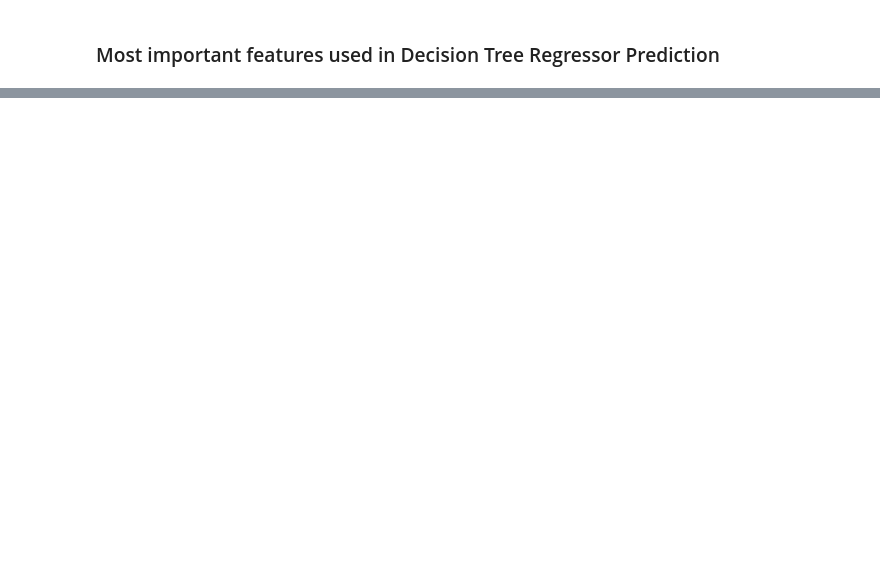
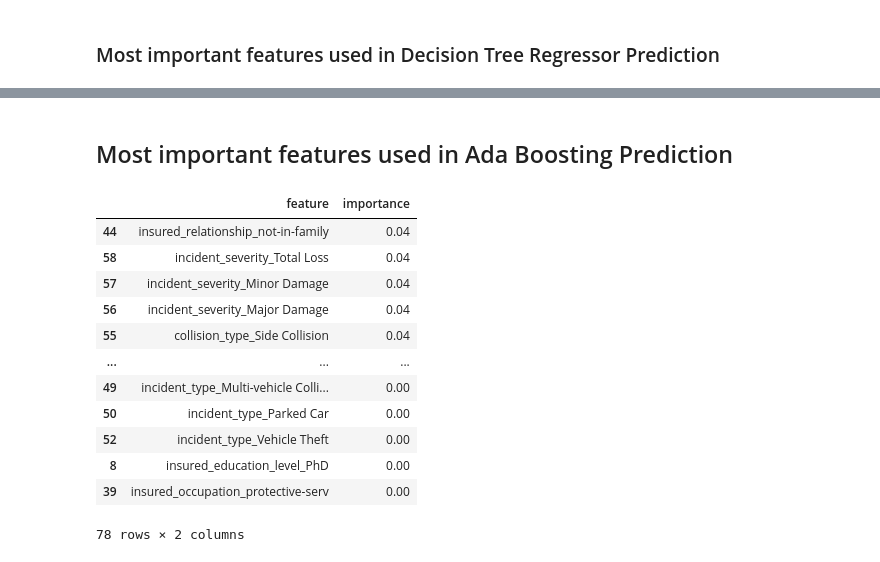
Before and after one commit to mstegmuller/Capstone3, a Jupyter notebook: 2. Pre-processing and Training Data Development, Modeling.ipynb, the cells around one changed output, grey strips where cells are left out. Drawn from its saved outputs; the diff is of its cells as text; code cells hidden in the pictures; blank space fills up the shorter version.

```diff
--- a/2. Pre-processing and Training Data Development, Modeling.ipynb
+++ b/2. Pre-processing and Training Data Development, Modeling.ipynb
@@ -478,0 +576,19 @@ Based upon the data, the Gradient boosting machine learning model produced sligh
+# %% [markdown]
+## Most important features used in Ada Boosting Prediction
+# %%
+df_importance5 = pd.DataFrame(zip(list(X.columns),ada.feature_importances_),index=range(X.columns.shape[0]),columns=['feature','importance'])
+df_importance5.sort_values(by='importance',ascending=False)
+# %% [output]
+|  | feature | importance |
+| 44 | insured_relationship_not-in-family | 0.04 |
+| 58 | incident_severity_Total Loss | 0.04 |
+| 57 | incident_severity_Minor Damage | 0.04 |
+| 56 | incident_severity_Major Damage | 0.04 |
+| 55 | collision_type_Side Collision | 0.04 |
+| ... | ... | ... |
+| 49 | incident_type_Multi-vehicle Colli... | 0.00 |
+| 50 | incident_type_Parked Car | 0.00 |
+| 52 | incident_type_Vehicle Theft | 0.00 |
+| 8 | insured_education_level_PhD | 0.00 |
+| 39 | insured_occupation_protective-serv | 0.00 |
+78 rows × 2 columns
```
Also changed, not shown: parts of 58 cells of this notebook.
